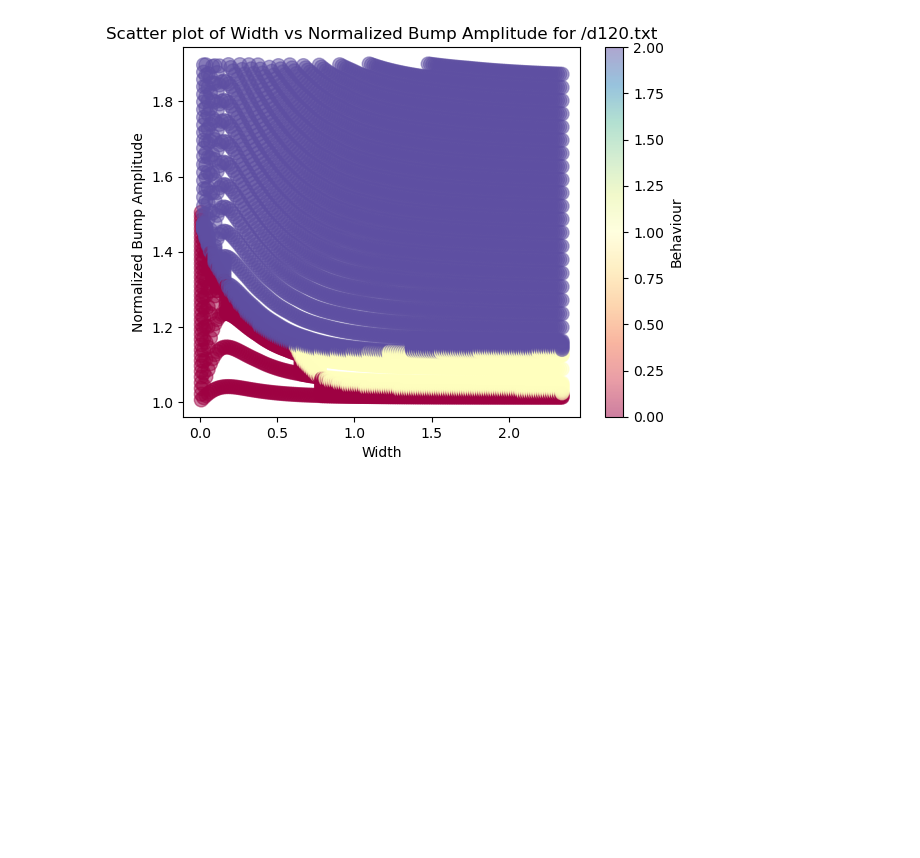
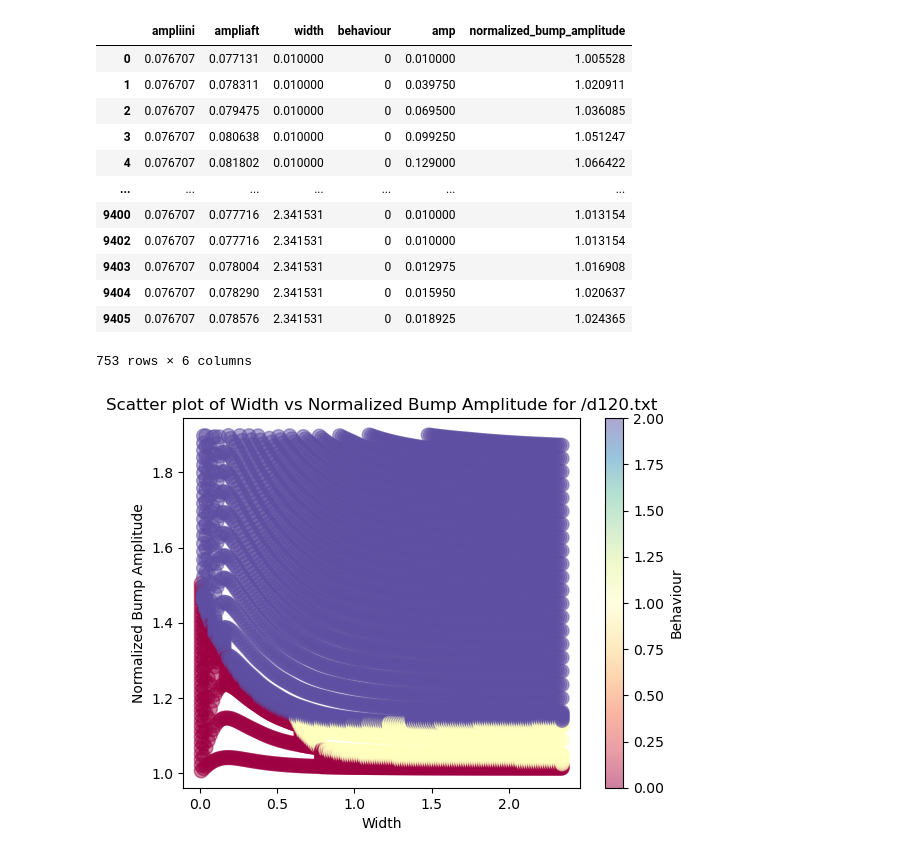
Before and after one commit to CEBangu/RingAttractor, a Jupyter notebook: ring_attractor/plotting.ipynb, the cells around one changed output. Saved outputs shown, nothing was run; the diff lists cells and outputs as text; code cells hidden in the pictures; blank space fills up the shorter version.

```diff
--- a/ring_attractor/plotting.ipynb
+++ b/ring_attractor/plotting.ipynb
@@ -13,6 +13,22 @@ header = ['ampliini', 'ampliaft', 'width', 'behaviour','amp'] #from their code
 df = pd.read_csv(dir + file_name, delimiter=' ', header=None, names=header)  # space seperated
 df['normalized_bump_amplitude'] = df.iloc[:, 1]/df.iloc[:, 0] # Im pretty sure this is the right thing to do here.
 bump_width = df['width'].to_numpy() #nice to isolate
+# %%
+df[df['behaviour'] == 0]
+# %% [output]
+|  | ampliini | ampliaft | width | behaviour | amp | normalized_bump_amplitude |
+| 0 | 0.076707 | 0.077131 | 0.010000 | 0 | 0.010000 | 1.005528 |
+| 1 | 0.076707 | 0.078311 | 0.010000 | 0 | 0.039750 | 1.020911 |
+| 2 | 0.076707 | 0.079475 | 0.010000 | 0 | 0.069500 | 1.036085 |
+| 3 | 0.076707 | 0.080638 | 0.010000 | 0 | 0.099250 | 1.051247 |
+| 4 | 0.076707 | 0.081802 | 0.010000 | 0 | 0.129000 | 1.066422 |
+| ... | ... | ... | ... | ... | ... | ... |
+| 9400 | 0.076707 | 0.077716 | 2.341531 | 0 | 0.010000 | 1.013154 |
+| 9402 | 0.076707 | 0.077716 | 2.341531 | 0 | 0.010000 | 1.013154 |
+| 9403 | 0.076707 | 0.078004 | 2.341531 | 0 | 0.012975 | 1.016908 |
+| 9404 | 0.076707 | 0.078290 | 2.341531 | 0 | 0.015950 | 1.020637 |
+| 9405 | 0.076707 | 0.078576 | 2.341531 | 0 | 0.018925 | 1.024365 |
+753 rows × 6 columns
 # %%
 filtered_df = df[df['normalized_bump_amplitude'] <= 1.9] #this is different for the models - check the paper
 filtered_df
```
Also changed, not shown: parts of 2 cells of this notebook, 3 other files.
